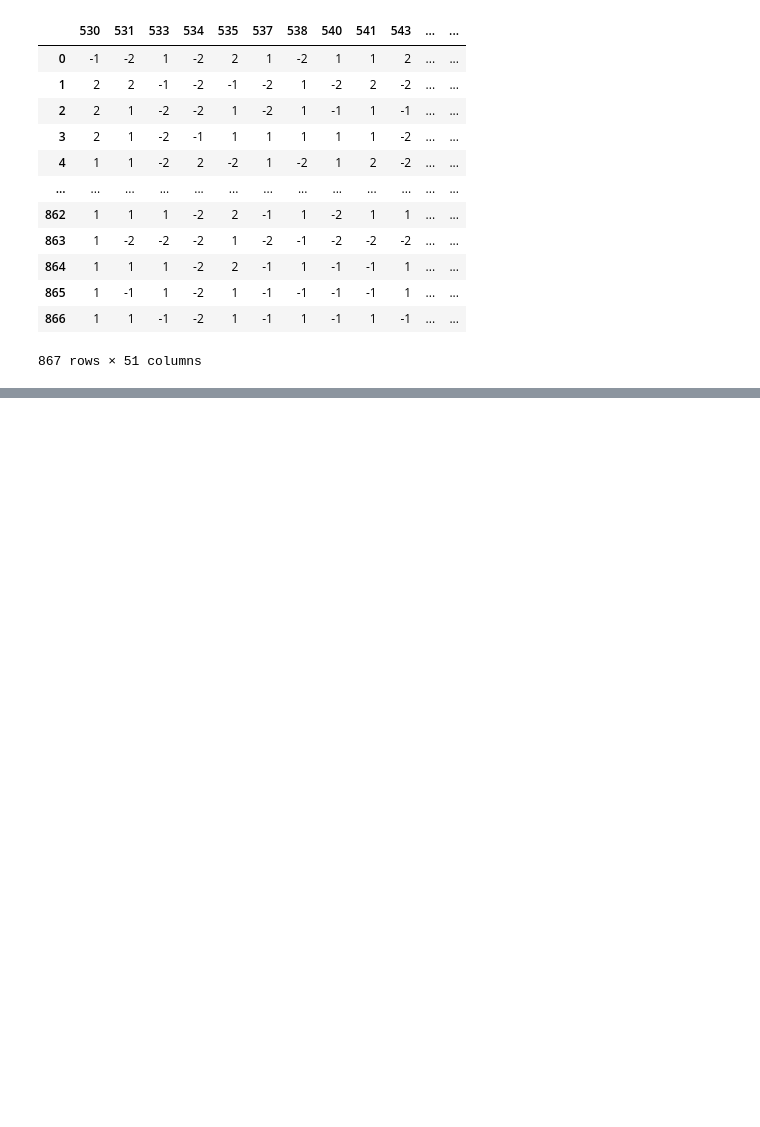
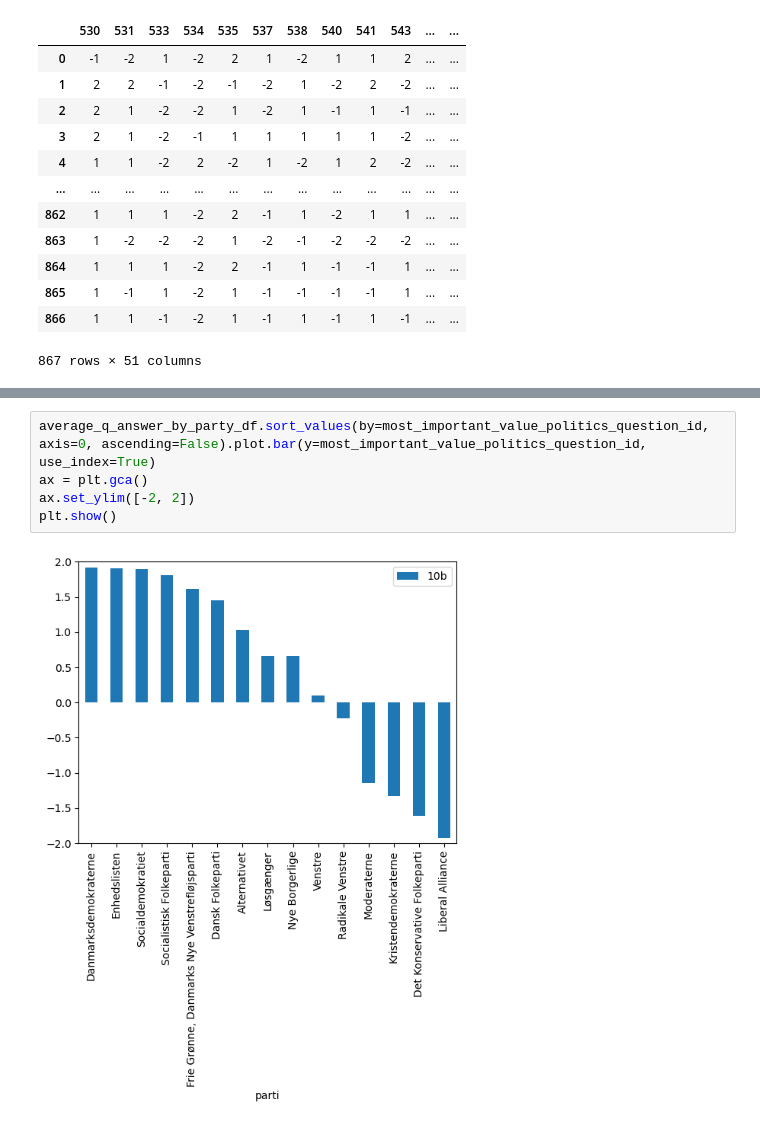
Before and after one commit to michaelbui99/mal-assignment-4, a Jupyter notebook: Assignment.ipynb, the cells around one changed output, grey strips where cells are left out. Drawn from its saved outputs; the diff is of its cells as text; blank space fills up the shorter version.

```diff
--- a/Assignment.ipynb
+++ b/Assignment.ipynb
@@ -452,0 +528,7 @@ X['530'].mean()
+# %%
+average_q_answer_by_party_df.sort_values(by=most_important_value_politics_question_id, axis=0, ascending=False).plot.bar(y=most_important_value_politics_question_id, use_index=True)
+ax = plt.gca()
+ax.set_ylim([-2, 2])
+plt.show()
+# %% [output]
+[figure, added]
```
Also changed, not shown: parts of 14 cells of this notebook.
